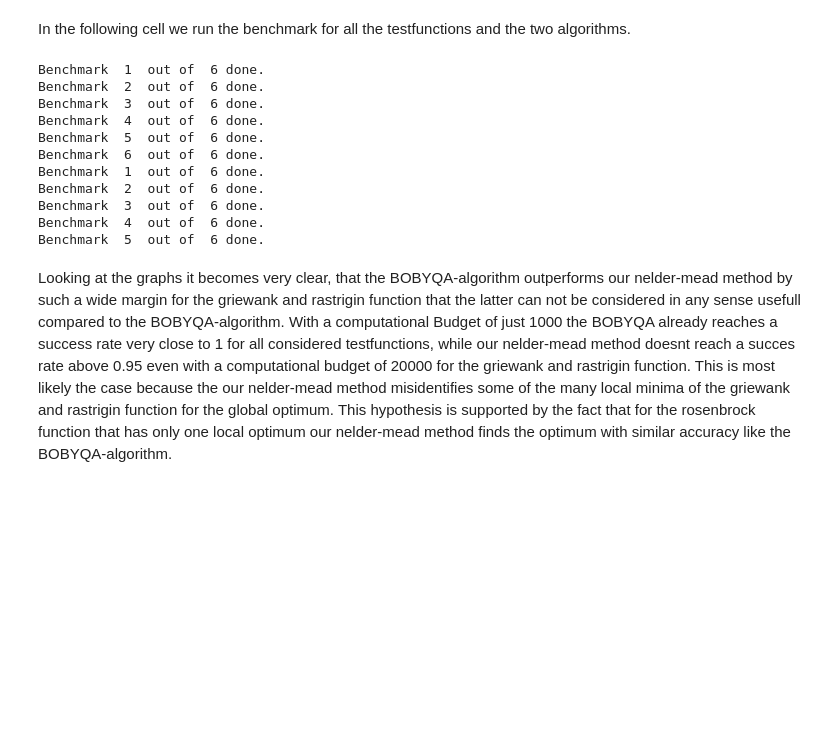
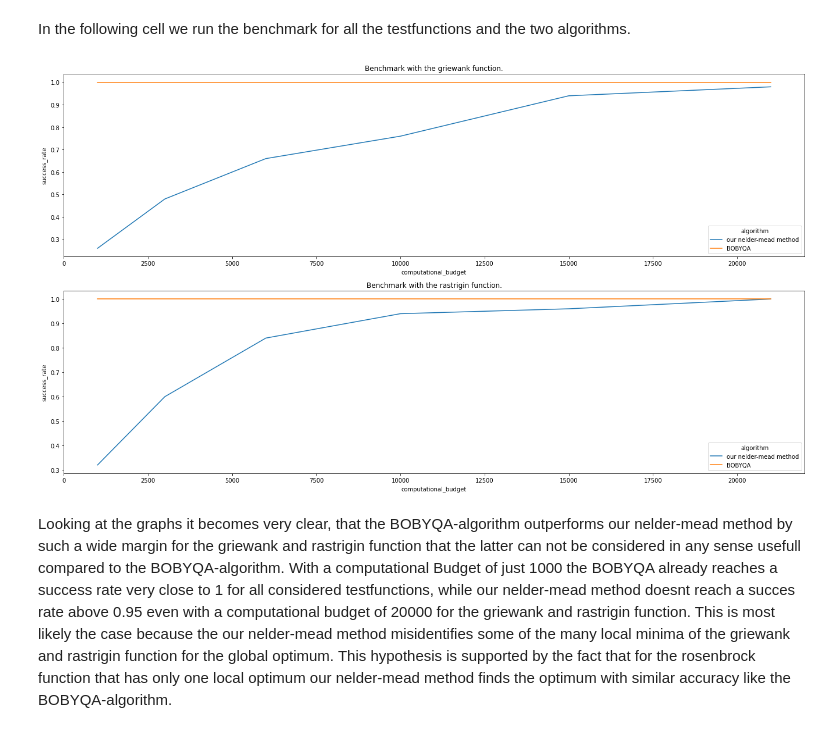
Before and after one commit to OpenSourceEconomics/ose-scientific-computing-course-wirecard, a Jupyter notebook: eppe_abgabe.ipynb, the cells around one changed output. Saved outputs shown, nothing was run; the diff lists cells and outputs as text; code cells hidden in the pictures; blank space fills up the shorter version.

Commit message:
Uploading results from Benchmark.

```diff
--- a/eppe_abgabe.ipynb
+++ b/eppe_abgabe.ipynb
@@ -329,61 +329,65 @@ sample_size = 100
 number_of_optimizations = 50
 dimension = 2
 domain_center = [0,0]
 domain_radius = 100
 names_of_functions = ["griewank","rastrigin"]#, "rosenbrock"]
+run_benchmark = False
 
-# run benchmarks with the griewank function
-df_nelder_mead_griewank = run_smart_benchmark(global_nelder_mead_method,griewank,[0,0],computational_budgets,domain_center,domain_radius,dimension,number_of_optimizations,algorithm_name = "our nelder-mead method",test_function_name="griewank")
-df_BOBYQA_griewank = run_smart_benchmark(global_optimization_BOBYQA,griewank,[0,0],computational_budgets,domain_center,domain_radius,dimension,number_of_optimizations,algorithm_name = "BOBYQA",test_function_name="griewank")
-df_griewank = pd.concat([df_nelder_mead_griewank,df_BOBYQA_griewank],ignore_index=True)
+if run_benchmark == True:
+    # run benchmarks with the griewank function
+    df_nelder_mead_griewank = run_smart_benchmark(global_nelder_mead_method,griewank,[0,0],computational_budgets,domain_center,domain_radius,dimension,number_of_optimizations,algorithm_name = "our nelder-mead method",test_function_name="griewank")
+    df_BOBYQA_griewank = run_smart_benchmark(global_optimization_BOBYQA,griewank,[0,0],computational_budgets,domain_center,domain_radius,dimension,number_of_optimizations,algorithm_name = "BOBYQA",test_function_name="griewank")
+    df_griewank = pd.concat([df_nelder_mead_griewank,df_BOBYQA_griewank],ignore_index=True)
 
-print("\n First set done \n")
+    print("\n First set done \n")
 
 
-# run benchmarks with the rastrigin function
-df_nelder_mead_rastrigin = run_smart_benchmark(global_nelder_mead_method,rastrigin,[0,0],computational_budgets,domain_center,domain_radius,dimension,number_of_optimizations,algorithm_name = "our nelder-mead method",test_function_name="rastrigin")
-df_BOBYQA_rastrigin = run_smart_benchmark(global_optimization_BOBYQA,rastrigin,[0,0],computational_budgets,domain_center,domain_radius,dimension,number_of_optimizations,algorithm_name = "BOBYQA",test_function_name="rastrigin")
-df_rastrigin = pd.concat([df_nelder_mead_rastrigin,df_BOBYQA_rastrigin],ignore_index=True)
+    # run benchmarks with the rastrigin function
+    df_nelder_mead_rastrigin = run_smart_benchmark(global_nelder_mead_method,rastrigin,[0,0],computational_budgets,domain_center,domain_radius,dimension,number_of_optimizations,algorithm_name = "our nelder-mead method",test_function_name="rastrigin")
+    df_BOBYQA_rastrigin = run_smart_benchmark(global_optimization_BOBYQA,rastrigin,[0,0],computational_budgets,domain_center,domain_radius,dimension,number_of_optimizations,algorithm_name = "BOBYQA",test_function_name="rastrigin")
+    df_rastrigin = pd.concat([df_nelder_mead_rastrigin,df_BOBYQA_rastrigin],ignore_index=True)
 
-print("\n Second set done \n")
+    print("\n Second set done \n")
 
+    # safe data
+    df_rastrigin.to_csv('data/Results/df_rastrigin.csv')
+    df_griewank.to_csv('data/Results/df_griewank.csv')
 
-# run benchmarks with the rosenbrock function
-"""
-df_nelder_mead_rosenbrock = run_smart_benchmark(global_nelder_mead_method,rosenbrock,[1,1],computational_budgets,domain_center,domain_radius,dimension,number_of_optimizations,algorithm_name = "our nelder-mead method",test_function_name="rosenbrock")
-df_BOBYQA_rosenbrock = run_smart_benchmark(global_optimization_BOBYQA,rosenbrock,[1,1],computational_budgets,domain_center,domain_radius,dimension,number_of_optimizations,algorithm_name = "BOBYQA",test_function_name="rosenbrock")
-df_rosenbrock = pd.concat([df_nelder_mead_rosenbrock,df_BOBYQA_rosenbrock],ignore_index=True)
+    # run benchmarks with the rosenbrock function
+    """
+    df_nelder_mead_rosenbrock = run_smart_benchmark(global_nelder_mead_method,rosenbrock,[1,1],computational_budgets,domain_center,domain_radius,dimension,number_of_optimizations,algorithm_name = "our nelder-mead method",test_function_name="rosenbrock")
+    df_BOBYQA_rosenbrock = run_smart_benchmark(global_optimization_BOBYQA,rosenbrock,[1,1],computational_budgets,domain_center,domain_radius,dimension,number_of_optimizations,algorithm_name = "BOBYQA",test_function_name="rosenbrock")
+    df_rosenbrock = pd.concat([df_nelder_mead_rosenbrock,df_BOBYQA_rosenbrock],ignore_index=True)
 
-print("\n Third set done \n")
+    print("\n Third set done \n")
+
+    # safe data
+    df_rosenbrock.to_csv('data/Results/df_rosenbrock.csv')
+
+    """
+else:
+    df_r = pd.read_csv('data/Results/df_rastrigin.csv',names=["algorithm","test_function","computational_budget","sample_size","success_rate","average_time","average_function_evaluations"])
+    df_g = pd.read_csv('data/Results/df_griewank.csv',names=["algorithm","test_function","computational_budget","sample_size","success_rate","average_time","average_function_evaluations"])
+    # df_r = pd.read_csv('data/Results/df_rosenbrock.csv',names=["algorithm","test_function","computational_budget","sample_size","success_rate","average_time","average_function_evaluations"])
 
 # concatinate data
 df = pd.concat([df_griewank,df_rastrigin,df_rosenbrock],ignore_index=True)
 
-"""
+
 
 # plot data
 fig, axes = plt.subplots(ncols=1, nrows=2)
 fig.set_size_inches(18.5, 10.5, forward=True)
 
 
 
 for function, achse in zip(names_of_functions, axes.flat):
     sns.lineplot(ax = achse, x="computational_budget", y="success_rate", hue="algorithm", data=df.loc[df['test_function']==function])
     achse.set_title("Benchmark with the " + function + " function.")
 plt.tight_layout()
 plt.show()
 # %% [output]
-Benchmark  1  out of  6 done.
-Benchmark  2  out of  6 done.
-Benchmark  3  out of  6 done.
-Benchmark  4  out of  6 done.
-Benchmark  5  out of  6 done.
-Benchmark  6  out of  6 done.
-Benchmark  1  out of  6 done.
-Benchmark  2  out of  6 done.
-Benchmark  3  out of  6 done.
-Benchmark  4  out of  6 done.
-Benchmark  5  out of  6 done.
+[figure, added]
 # %% [markdown]
 Looking at the graphs it becomes very clear, that the BOBYQA-algorithm outperforms our nelder-mead method by such a wide margin for the griewank and rastrigin function that the latter can not be considered in any sense usefull compared to the BOBYQA-algorithm. With a computational Budget of just 1000 the BOBYQA already reaches a success rate very close to 1 for all considered testfunctions, while our nelder-mead method doesnt reach a succes rate above 0.95 even with a computational budget of 20000 for the griewank and rastrigin function. This is most likely the case because the our nelder-mead method misidentifies some of the many local minima of the griewank and rastrigin function for the global optimum. This hypothesis is supported by the fact that for the rosenbrock function that has only one local optimum our nelder-mead method finds the optimum with similar accuracy like the BOBYQA-algorithm.
 # %% [markdown]
```
Also changed, not shown: 2 other files.
